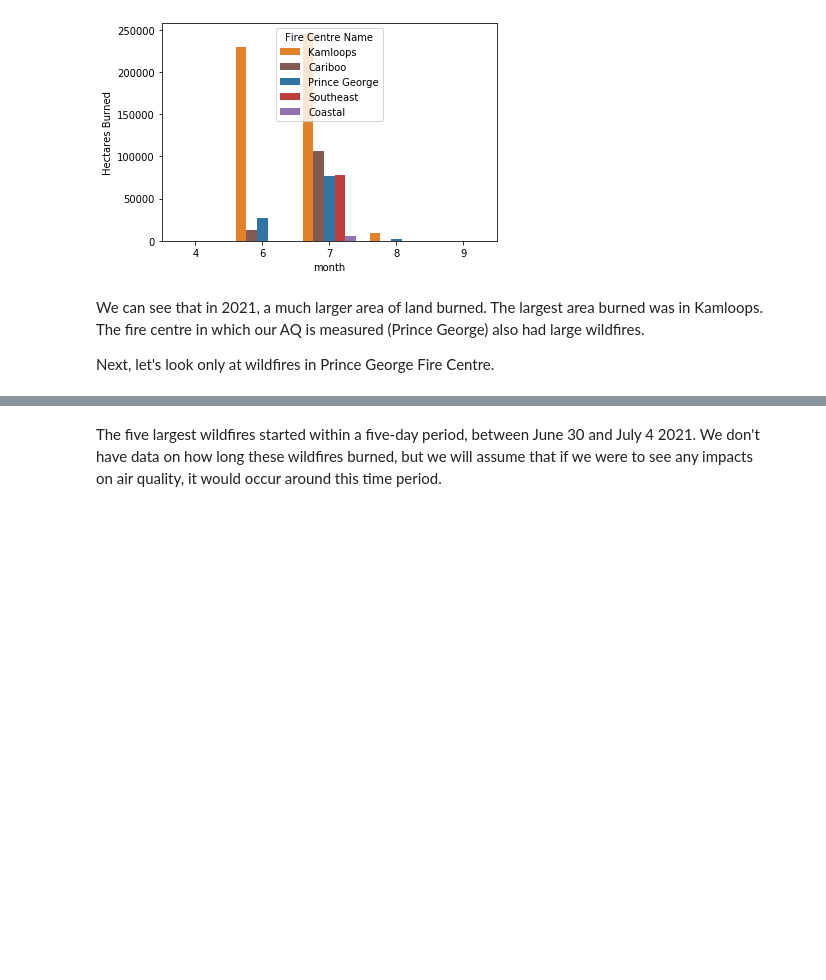
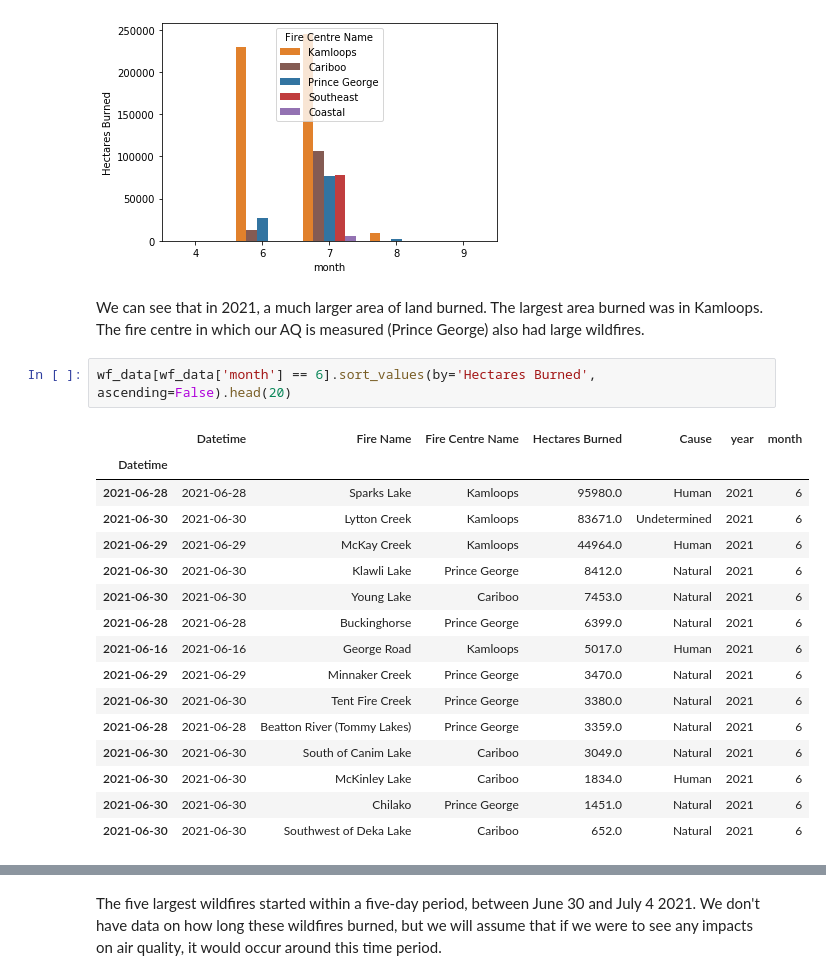
Before and after one commit to mirandadoris/CIV1498_Project2_Pythoneers, a Jupyter notebook: 2-Analysis/Wildfire_Analysis.ipynb, the cells around one changed output, grey strips where cells are left out. Cells and saved outputs as stored; diff of their text form; blank space fills up the shorter version.

```diff
--- a/2-Analysis/Wildfire_Analysis.ipynb
+++ b/2-Analysis/Wildfire_Analysis.ipynb
@@ -111,5 +111,22 @@ sns.barplot(x="month", y="Hectares Burned",
 [figure]
 # %% [markdown]
 We can see that in 2021, a much larger area of land burned. The largest area burned was in Kamloops. The fire centre in which our AQ is measured (Prince George) also had large wildfires.
-
-Next, let's look only at wildfires in Prince George Fire Centre.
+# %%
+wf_data[wf_data['month'] == 6].sort_values(by='Hectares Burned', ascending=False).head(20)
+# %% [output]
+|  | Datetime | Fire Name | Fire Centre Name | Hectares Burned | Cause | year | month |
+| Datetime |  |  |  |  |  |  |  |
+| 2021-06-28 | 2021-06-28 | Sparks Lake | Kamloops | 95980.0 | Human | 2021 | 6 |
+| 2021-06-30 | 2021-06-30 | Lytton Creek | Kamloops | 83671.0 | Undetermined | 2021 | 6 |
+| 2021-06-29 | 2021-06-29 | McKay Creek | Kamloops | 44964.0 | Human | 2021 | 6 |
+| 2021-06-30 | 2021-06-30 | Klawli Lake | Prince George | 8412.0 | Natural | 2021 | 6 |
+| 2021-06-30 | 2021-06-30 | Young Lake | Cariboo | 7453.0 | Natural | 2021 | 6 |
+| 2021-06-28 | 2021-06-28 | Buckinghorse | Prince George | 6399.0 | Natural | 2021 | 6 |
+| 2021-06-16 | 2021-06-16 | George Road | Kamloops | 5017.0 | Human | 2021 | 6 |
+| 2021-06-29 | 2021-06-29 | Minnaker Creek | Prince George | 3470.0 | Natural | 2021 | 6 |
+| 2021-06-30 | 2021-06-30 | Tent Fire Creek | Prince George | 3380.0 | Natural | 2021 | 6 |
+| 2021-06-28 | 2021-06-28 | Beatton River (Tommy Lakes) | Prince George | 3359.0 | Natural | 2021 | 6 |
+| 2021-06-30 | 2021-06-30 | South of Canim Lake | Cariboo | 3049.0 | Natural | 2021 | 6 |
+| 2021-06-30 | 2021-06-30 | McKinley Lake | Cariboo | 1834.0 | Human | 2021 | 6 |
+| 2021-06-30 | 2021-06-30 | Chilako | Prince George | 1451.0 | Natural | 2021 | 6 |
+| 2021-06-30 | 2021-06-30 | Southwest of Deka Lake | Cariboo | 652.0 | Natural | 2021 | 6 |
```
Also changed, not shown: parts of 3 cells of this notebook.
